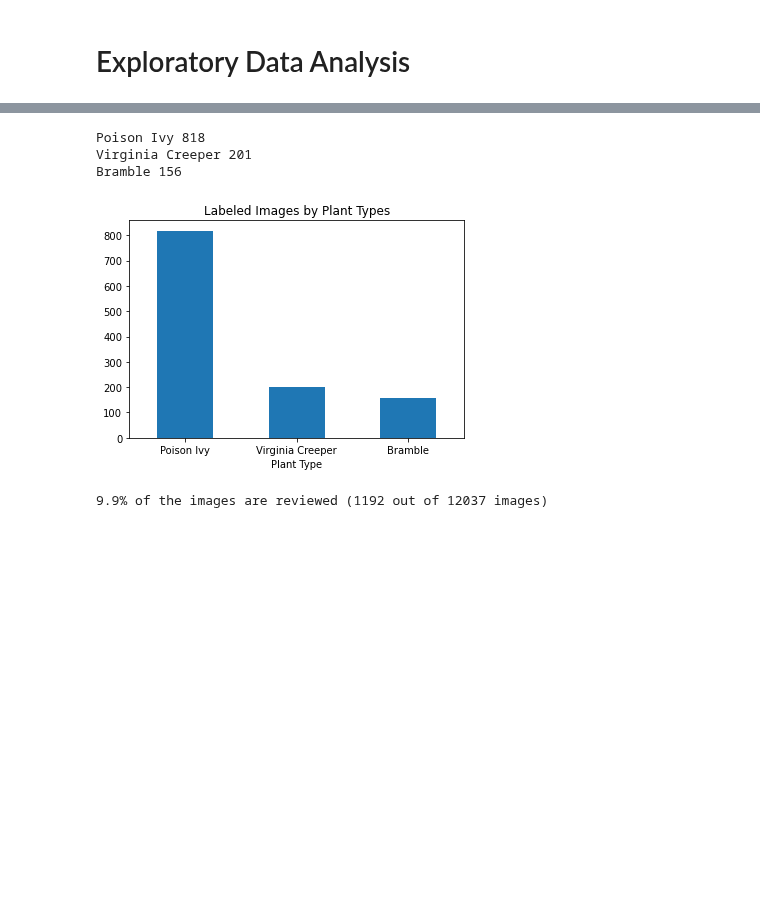
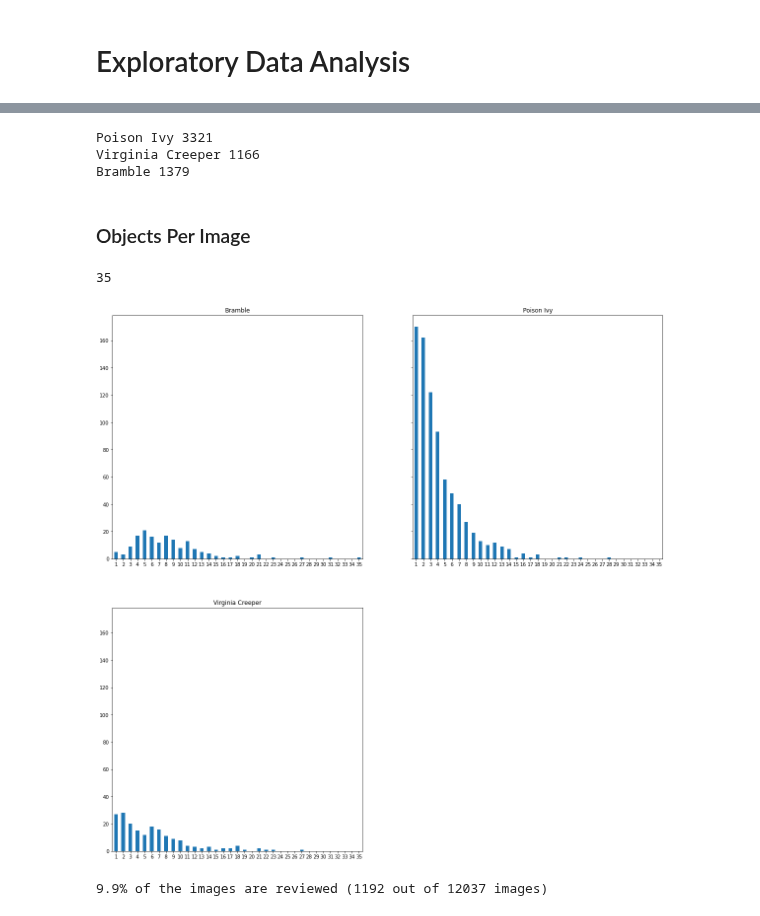
Before and after one commit to mikeasilva/CUNY-SPS, a Jupyter notebook: DATA698/05 - Exploratory Data Analysis.ipynb, the cells around one changed output, grey strips where cells are left out. Cells and saved outputs as stored; diff of their text form; code cells hidden in the pictures; blank space fills up the shorter version.

```diff
--- a/DATA698/05 - Exploratory Data Analysis.ipynb
+++ b/DATA698/05 - Exploratory Data Analysis.ipynb
@@ -42,17 +153,31 @@ object_counts_df.plot.bar(x="Plant Type", y="Objects", rot=0, legend=False, titl
 # %%
-image_dict = {}
-for k, v in image_counts.items():
-    print(k, len(v))
-    image_dict[k] = len(v)
+for k, v in object_counts.items():
+    print(k, v)
 # %% [output]
-Poison Ivy 818
-Virginia Creeper 201
-Bramble 156
+Poison Ivy 3321
+Virginia Creeper 1166
+Bramble 1379
-# %%
-image_dict_df = pd.DataFrame.from_dict(image_dict, orient="index", columns=["Images"]).reset_index().rename(columns={"index":"Plant Type"}).reset_index(drop=True)
-image_dict_df.plot.bar(x="Plant Type", y="Images", rot=0, legend=False, title="Labeled Images by Plant Types");
-# %% [output]
-[figure, removed]
+# %% [markdown]
+### Objects Per Image
+# %%
+max_object_count
+# %% [output]
+35
+# %%
+fig, axes = plt.subplots(nrows=2, ncols=2, sharey=True, figsize=(20,20))
+axes_list = [item for sublist in axes for item in sublist]
+
+for plant_type, selection in objects_per_image_counts_df.groupby("Plant Type"):
+    ax = axes_list.pop(0)
+    selection = selection.sort_values(by=["Objects"])
+    #ax = plt.subplot(6, 3, plot_number)
+    selection.plot.bar(x="Objects", y="Images", ax=ax, rot=0, legend=False, label=plant_type);
+    ax.set_title(plant_type)
+    ax.set_xlabel("")
+for ax in axes_list:
+    ax.remove()
+# %% [output]
+[figure, added]
 # %%
 images = glob("./iNaturalist/images/Poison Ivy/*.j*")
 labels = glob("./iNaturalist/images/Poison Ivy/*.txt")
```
Also changed, not shown: parts of 12 cells of this notebook.
